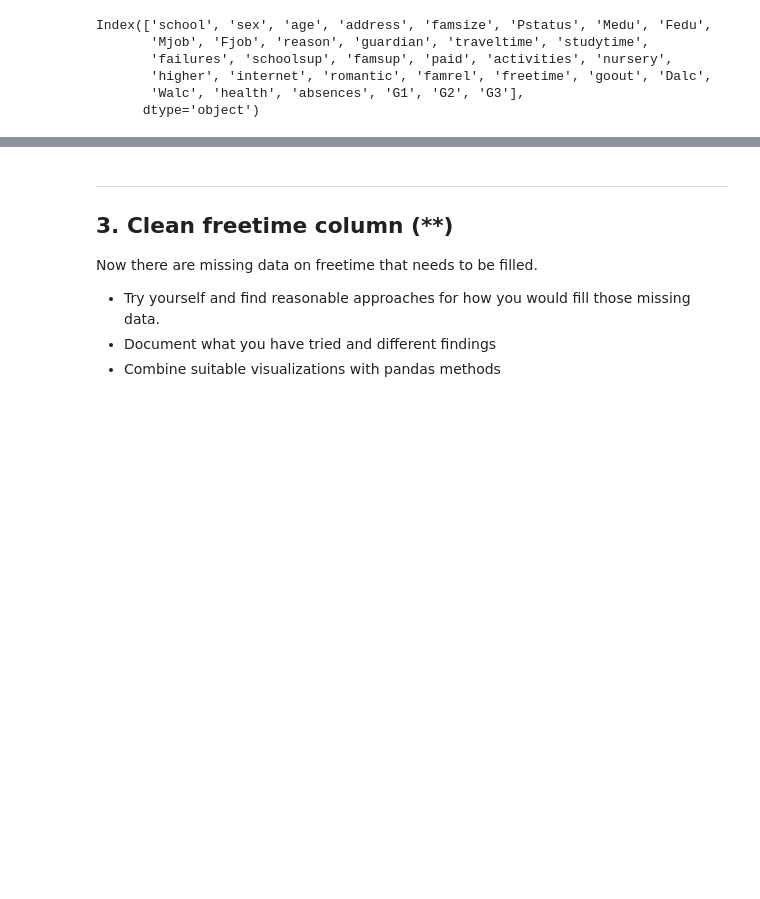
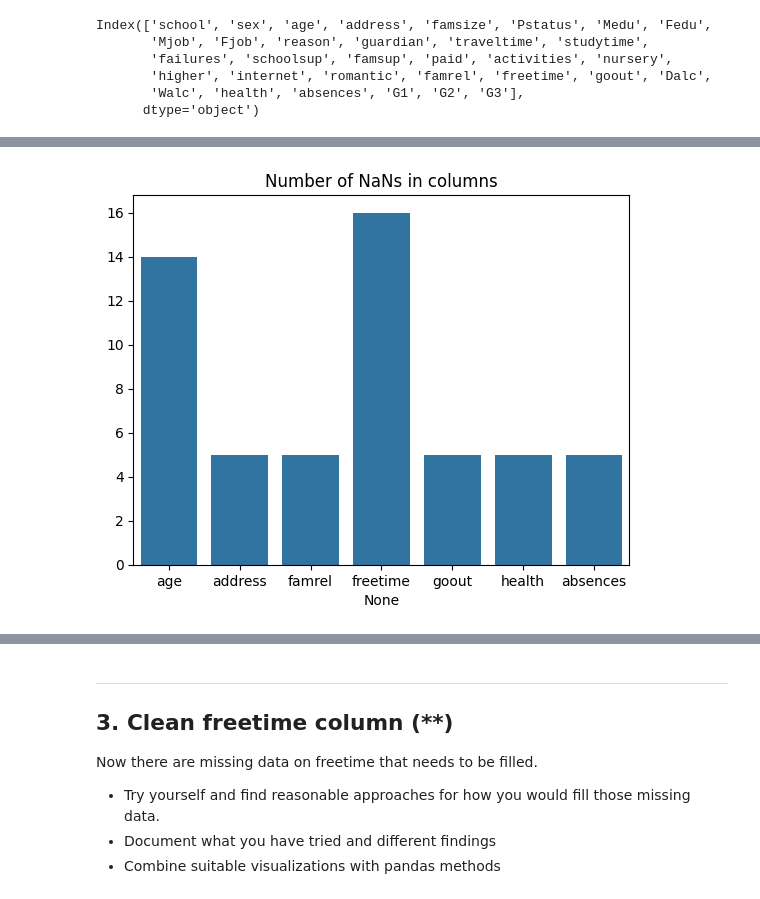
Before and after one commit to SVMino53/aiM24_Databehandling, a Jupyter notebook: Vecka 1/E2_missing_aggregation.ipynb, the cells around one changed output, grey strips where cells are left out. Drawn from its saved outputs; the diff is of its cells as text; code cells hidden in the pictures; blank space fills up the shorter version.

```diff
--- a/Vecka 1/E2_missing_aggregation.ipynb
+++ b/Vecka 1/E2_missing_aggregation.ipynb
@@ -143,0 +153,12 @@ ValueError: Length of Index vectors must match length of `data` when both are us
+# %%
+# c) alternative
+
+def column_nans_plot(df : pd.DataFrame) -> None:
+    nan_columns = df[[c for c in df.columns if df[c].isnull().sum() > 0]]
+    sns.barplot(x=nan_columns.columns, y=[nan_columns[c].isnull().sum() for c in nan_columns.columns])
+    plt.title("Number of NaNs in columns")
+    plt.show()
+# %%
+column_nans_plot(student_mat_df)
+# %% [output]
+[figure, added]
```
Also changed, not shown: parts of 4 cells of this notebook.
